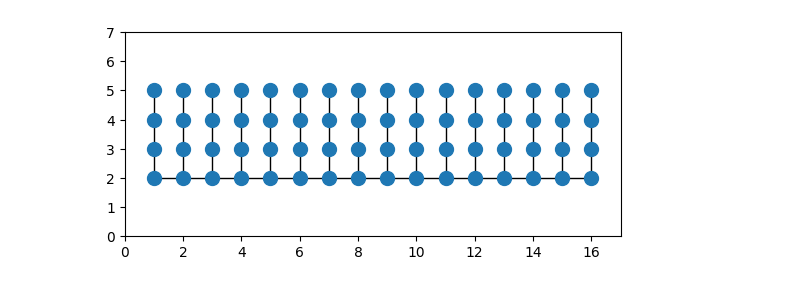
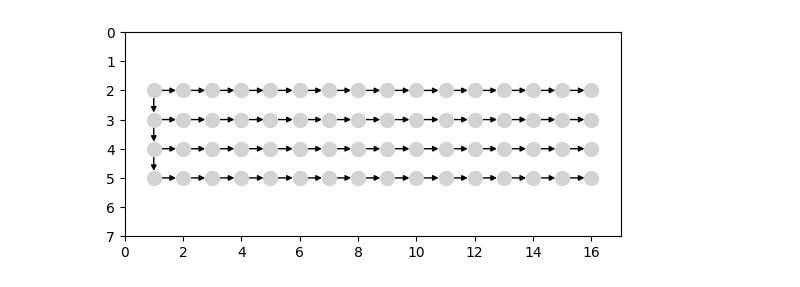
Before and after one commit to ThatDevShparki/codin-game-challenges, a Jupyter notebook: challenges/2024_winter/notebook.ipynb, the cells around one changed output. Drawn from its saved outputs; the diff is of its cells as text; code cells hidden in the pictures.

```diff
--- a/challenges/2024_winter/notebook.ipynb
+++ b/challenges/2024_winter/notebook.ipynb
@@ -79,12 +79,17 @@ def read_game_state_from_file(path: str) -> tuple[int, int, GameState]:
 
         required_actions_count = int(buffer.readline().strip())
 
-        return width, height, GameState(
-            player=player_state,
-            opponent=opponent_state,
-            entities=entities,
-            actions=required_actions_count,
+        return (
+            width,
+            height,
+            GameState(
+                player=player_state,
+                opponent=opponent_state,
+                entities=entities,
+                actions=required_actions_count,
+            ),
         )
 
+
 width, height, game_state = read_game_state_from_file("./inputs/wood_3.txt")
 # %%
@@ -148,22 +159,29 @@ Visiting (2, 2) ...
 # %%
+import matplotlib.pyplot as plt
 import networkx as nx
-import matplotlib.pyplot as plt
 
-G = nx.Graph(adjacency)
-
-points: set[Coord] = set(adjacency.keys())
-for coords in adjacency.values():
-    points.update(coords)
-pos = {point: point for point in points}
+G = nx.DiGraph(adjacency)
+pos = {point: point for point in adj_visited_coords}
 
 # add axis
 fig, ax = plt.subplots()
-nx.draw(G, pos=pos, node_size=100, ax=ax)  # draw nodes and edges
+nx.draw_networkx(
+    G,
+    arrows=True,
+    pos=pos,
+    node_size=100,
+    ax=ax,
+    node_color="lightgray",
+    width=1,
+    arrowstyle="-|>",
+    arrowsize=8,
+    with_labels=False,
+)  # draw nodes and edges
 plt.axis("on")
 ax.set_xlim(0, width - 1)
-ax.set_ylim(0, height - 1)
+ax.set_ylim(height - 1, 0)
 ax.set_aspect("equal")
 ax.tick_params(left=True, bottom=True, labelleft=True, labelbottom=True)
 plt.show()
 # %% [output]
-[figure, old version]
+[figure, new version]
```
Also changed, not shown: parts of 2 cells of this notebook, 3 other files.
